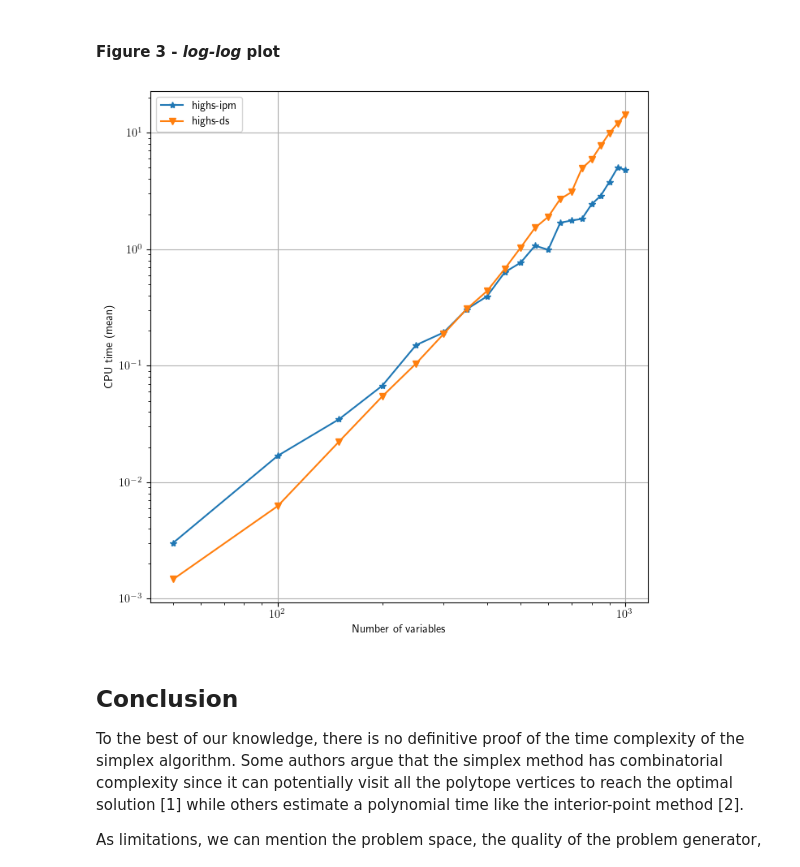
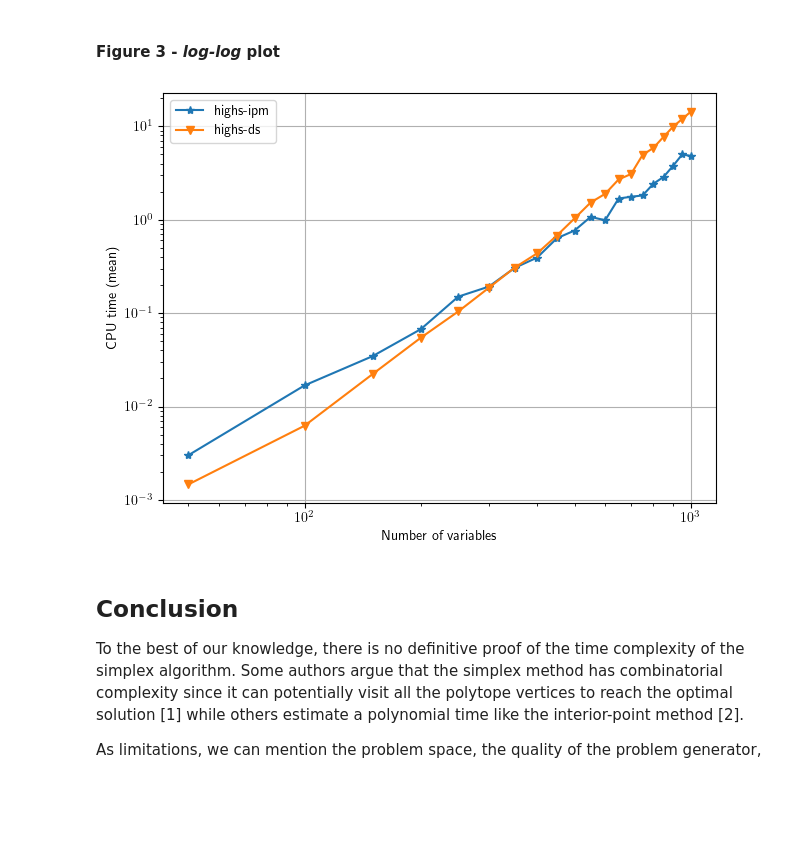
Before and after one commit to ozeasx/math510-mini1, a Jupyter notebook: Mini-1.ipynb, the cells around one changed output. Saved outputs shown, nothing was run; the diff lists cells and outputs as text; code cells hidden in the pictures; blank space fills up the shorter version.

```diff
--- a/Mini-1.ipynb
+++ b/Mini-1.ipynb
@@ -177,7 +178,7 @@ y2_fitted = a2 * np.exp(b2 * x2_fitted)
 # %%
 plt.rcParams['text.usetex'] = True
 
-fig, ax = plt.subplots(figsize=(7, 7))
+fig, ax = plt.subplots()
 
 marker = {'highs-ds': 'v',
           'highs-ipm': '*'}
@@ -201,28 +202,28 @@ plt.show()
 # %%
 plt.rcParams['text.usetex'] = True
 
-fig, ax = plt.subplots(figsize=(7, 7))
+fig, ax = plt.subplots()
 
 marker = {'highs-ds': 'v',
           'highs-ipm': '*'}
 
 for method in methods:
     ax.plot(df[df['method']==method].groupby(['n_variables'])[['time']].agg([np.mean]), marker=marker[method], label=method)
 
 # ax.plot(x1_fitted, y1_fitted, label="${%fe}^{%fx}$" % (a1, b1))
 # ax.plot(x2_fitted, y2_fitted, label="${%fe}^{%fx}$" % (a2, b2))
 
 ax.set_xlabel('Number of variables')
 ax.set_ylabel('CPU time (mean)')
 ax.set_yscale('log')
 ax.set_xscale('log')
 
 ax.legend()
 ax.grid()
 plt.tight_layout()
 plt.show()
 # %% [output]
-[figure, old version]
+[figure, new version]
 # %% [markdown]
 ## Conclusion
 
```
Also changed, not shown: parts of 2 cells of this notebook, 1 other file.
